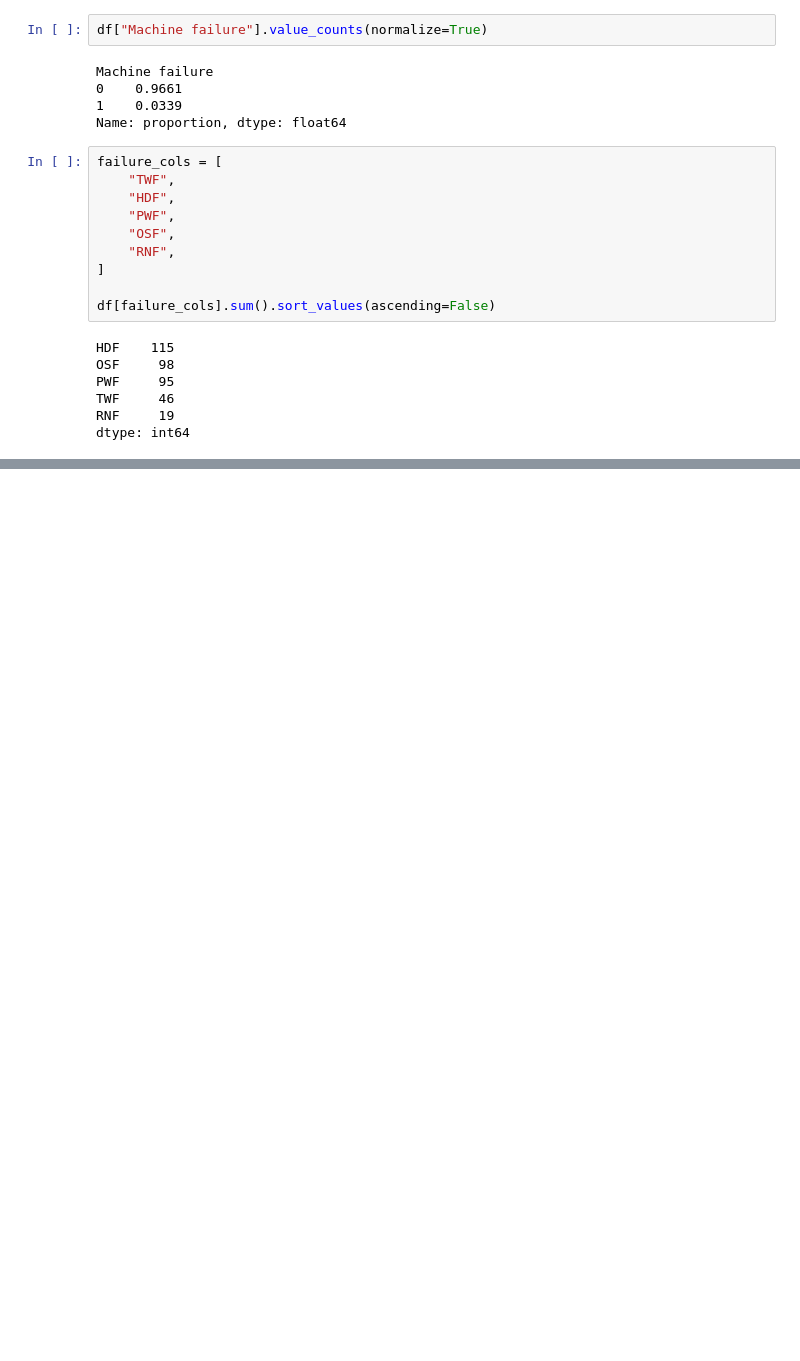
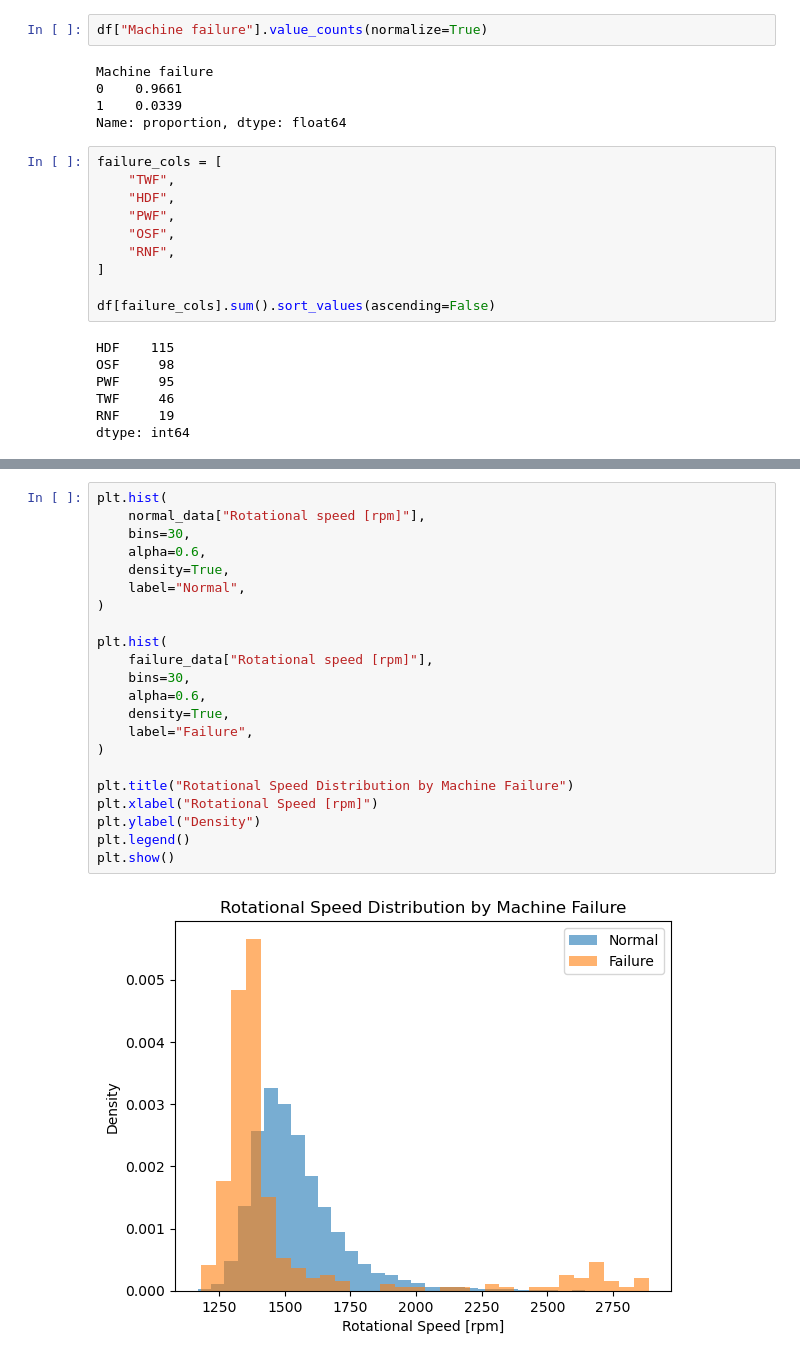
Before and after one commit to KensukeOta/Factory-Insight-AI, a Jupyter notebook: notebooks/01_eda.ipynb, the cells around one changed output, grey strips where cells are left out. Cells and saved outputs as stored; diff of their text form; blank space fills up the shorter version.

```diff
--- a/notebooks/01_eda.ipynb
+++ b/notebooks/01_eda.ipynb
@@ -130,0 +384,24 @@ dtype: int64
+# %%
+plt.hist(
+    normal_data["Rotational speed [rpm]"],
+    bins=30,
+    alpha=0.6,
+    density=True,
+    label="Normal",
+)
+
+plt.hist(
+    failure_data["Rotational speed [rpm]"],
+    bins=30,
+    alpha=0.6,
+    density=True,
+    label="Failure",
+)
+
+plt.title("Rotational Speed Distribution by Machine Failure")
+plt.xlabel("Rotational Speed [rpm]")
+plt.ylabel("Density")
+plt.legend()
+plt.show()
+# %% [output]
+[figure, added]
```
Also changed, not shown: parts of 35 cells of this notebook.
